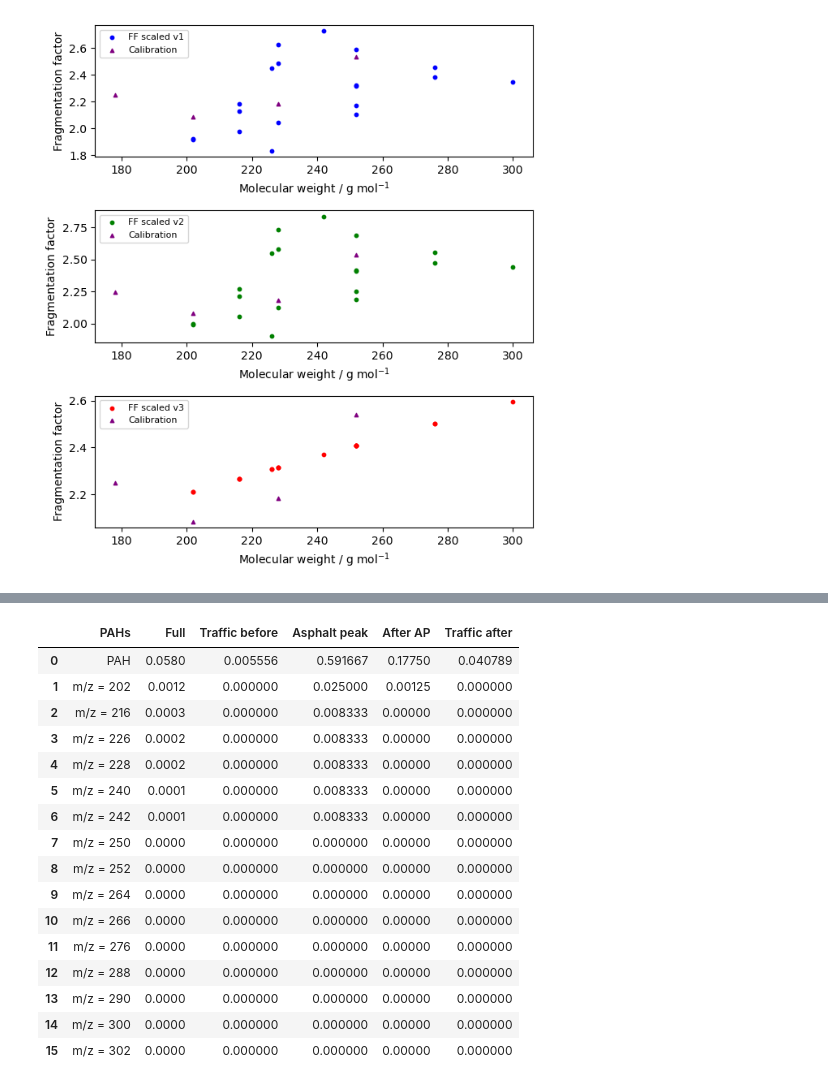
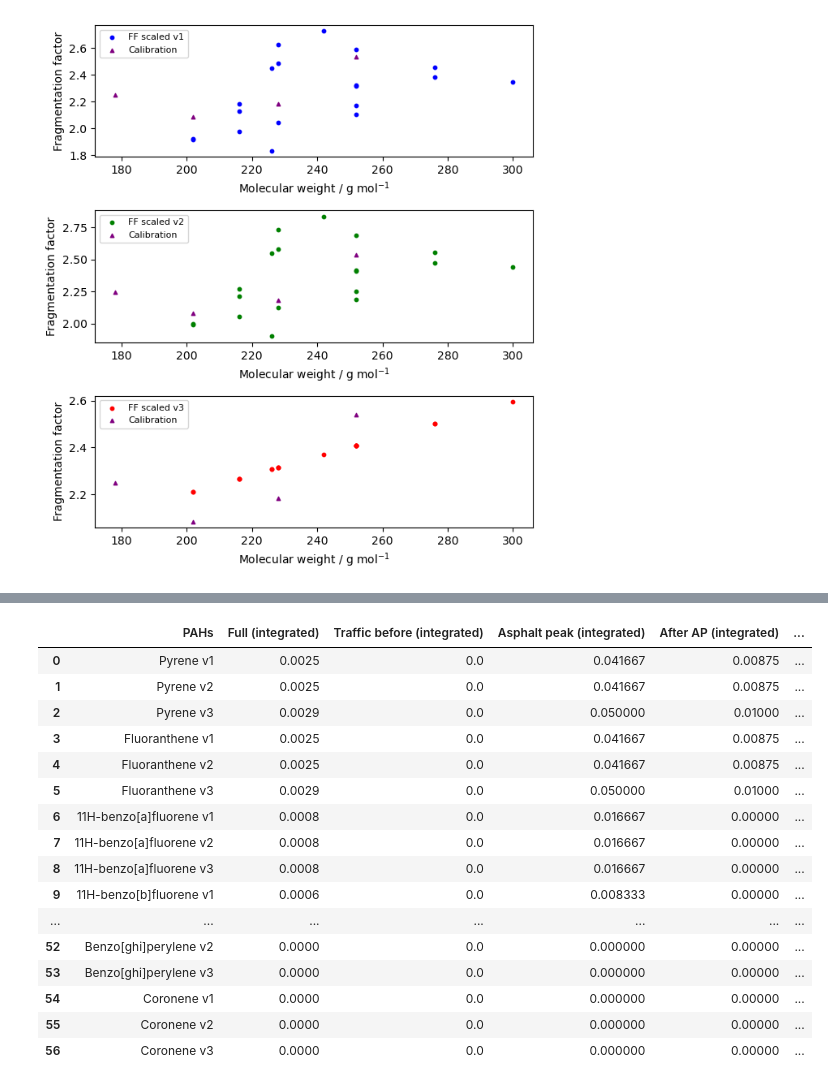
Before and after one commit to Normann25/NFA_project, a Jupyter notebook: cal.ipynb, the cells around one changed output, grey strips where cells are left out. Saved outputs shown, nothing was run; the diff lists cells and outputs as text; code cells hidden in the pictures.

```diff
--- a/cal.ipynb
+++ b/cal.ipynb
@@ -260,22 +260,7 @@ plt.show
 # %% [output]
 <function matplotlib.pyplot.show(close=None, block=None)>
 [figure]
-# %%
-def PAH_concentration(data_dict, FF):
-    new_dict = {}
-
-    for dict_key in data_dict.keys():
-        df = data_dict[dict_key].dropna()
-        new_df = pd.DataFrame({'Time': df['Time']})
-
-        for idx in FF.index:
-            RIE = 0.12*np.sqrt(FF['Mw'][idx])
-            for key in df.keys()[2:]:
-                if str(FF['Mw'][idx]) in key:
-                    new_df[idx + ' ' + 'v1'] = df[key] * (1.4/RIE) * FF['FF scaled v1'][idx]
-                    new_df[idx + ' ' + 'v2'] = df[key] * (1.4/RIE) * FF['FF scaled v2'][idx]
-                    new_df[idx + ' ' + 'v3'] = df[key] * (1.4/RIE) * FF['FF scaled v3'][idx]
-
-        new_dict[dict_key] = new_df
-
-    return new_dict
+# %%
+PAH_scaled = PAH_concentration(PAH_est, est_FF)
+
+display(PAH_scaled['Vesterbrogade 130623'].keys())
@@ -337,24 +291,24 @@ def mean_conc(data_dict, timestamps, path, parent_path):
 # %%
 path_scaled_conc = 'L:/PG-Nanoteknologi/PROJEKTER/EPA-asfaltprojekt/On-line PAH Projekt KU/'
 
-test = mean_conc(PAH_est, timestamps_PAH, path_scaled_conc, parent_path)
+PAH_mean = mean_conc(PAH_scaled, timestamps_PAH, path_scaled_conc, parent_path)
 
-display(test['Vesterbrogade 120623'])
+display(PAH_mean['Vesterbrogade 120623'])
 # %% [output]
-|  | PAHs | Full | Traffic before | Asphalt peak | After AP | Traffic after |
-| 0 | PAH | 0.0580 | 0.005556 | 0.591667 | 0.17750 | 0.040789 |
-| 1 | m/z = 202 | 0.0012 | 0.000000 | 0.025000 | 0.00125 | 0.000000 |
-| 2 | m/z = 216 | 0.0003 | 0.000000 | 0.008333 | 0.00000 | 0.000000 |
-| 3 | m/z = 226 | 0.0002 | 0.000000 | 0.008333 | 0.00000 | 0.000000 |
-| 4 | m/z = 228 | 0.0002 | 0.000000 | 0.008333 | 0.00000 | 0.000000 |
-| 5 | m/z = 240 | 0.0001 | 0.000000 | 0.008333 | 0.00000 | 0.000000 |
-| 6 | m/z = 242 | 0.0001 | 0.000000 | 0.008333 | 0.00000 | 0.000000 |
-| 7 | m/z = 250 | 0.0000 | 0.000000 | 0.000000 | 0.00000 | 0.000000 |
-| 8 | m/z = 252 | 0.0000 | 0.000000 | 0.000000 | 0.00000 | 0.000000 |
-| 9 | m/z = 264 | 0.0000 | 0.000000 | 0.000000 | 0.00000 | 0.000000 |
-| 10 | m/z = 266 | 0.0000 | 0.000000 | 0.000000 | 0.00000 | 0.000000 |
-| 11 | m/z = 276 | 0.0000 | 0.000000 | 0.000000 | 0.00000 | 0.000000 |
-| 12 | m/z = 288 | 0.0000 | 0.000000 | 0.000000 | 0.00000 | 0.000000 |
-| 13 | m/z = 290 | 0.0000 | 0.000000 | 0.000000 | 0.00000 | 0.000000 |
-| 14 | m/z = 300 | 0.0000 | 0.000000 | 0.000000 | 0.00000 | 0.000000 |
-| 15 | m/z = 302 | 0.0000 | 0.000000 | 0.000000 | 0.00000 | 0.000000 |
+|  | PAHs | Full (integrated) | Traffic before (integrated) | Asphalt peak (integrated) | After AP (integrated) | ... |
+| 0 | Pyrene v1 | 0.0025 | 0.0 | 0.041667 | 0.00875 | ... |
+| 1 | Pyrene v2 | 0.0025 | 0.0 | 0.041667 | 0.00875 | ... |
+| 2 | Pyrene v3 | 0.0029 | 0.0 | 0.050000 | 0.01000 | ... |
+| 3 | Fluoranthene v1 | 0.0025 | 0.0 | 0.041667 | 0.00875 | ... |
+| 4 | Fluoranthene v2 | 0.0025 | 0.0 | 0.041667 | 0.00875 | ... |
+| 5 | Fluoranthene v3 | 0.0029 | 0.0 | 0.050000 | 0.01000 | ... |
+| 6 | 11H-benzo[a]fluorene v1 | 0.0008 | 0.0 | 0.016667 | 0.00000 | ... |
+| 7 | 11H-benzo[a]fluorene v2 | 0.0008 | 0.0 | 0.016667 | 0.00000 | ... |
+| 8 | 11H-benzo[a]fluorene v3 | 0.0008 | 0.0 | 0.016667 | 0.00000 | ... |
+| 9 | 11H-benzo[b]fluorene v1 | 0.0006 | 0.0 | 0.008333 | 0.00000 | ... |
+| ... | ... | ... | ... | ... | ... | ... |
+| 52 | Benzo[ghi]perylene v2 | 0.0000 | 0.0 | 0.000000 | 0.00000 | ... |
+| 53 | Benzo[ghi]perylene v3 | 0.0000 | 0.0 | 0.000000 | 0.00000 | ... |
+| 54 | Coronene v1 | 0.0000 | 0.0 | 0.000000 | 0.00000 | ... |
+| 55 | Coronene v2 | 0.0000 | 0.0 | 0.000000 | 0.00000 | ... |
+| 56 | Coronene v3 | 0.0000 | 0.0 | 0.000000 | 0.00000 | ... |
```
Also changed, not shown: parts of 2 cells of this notebook.
